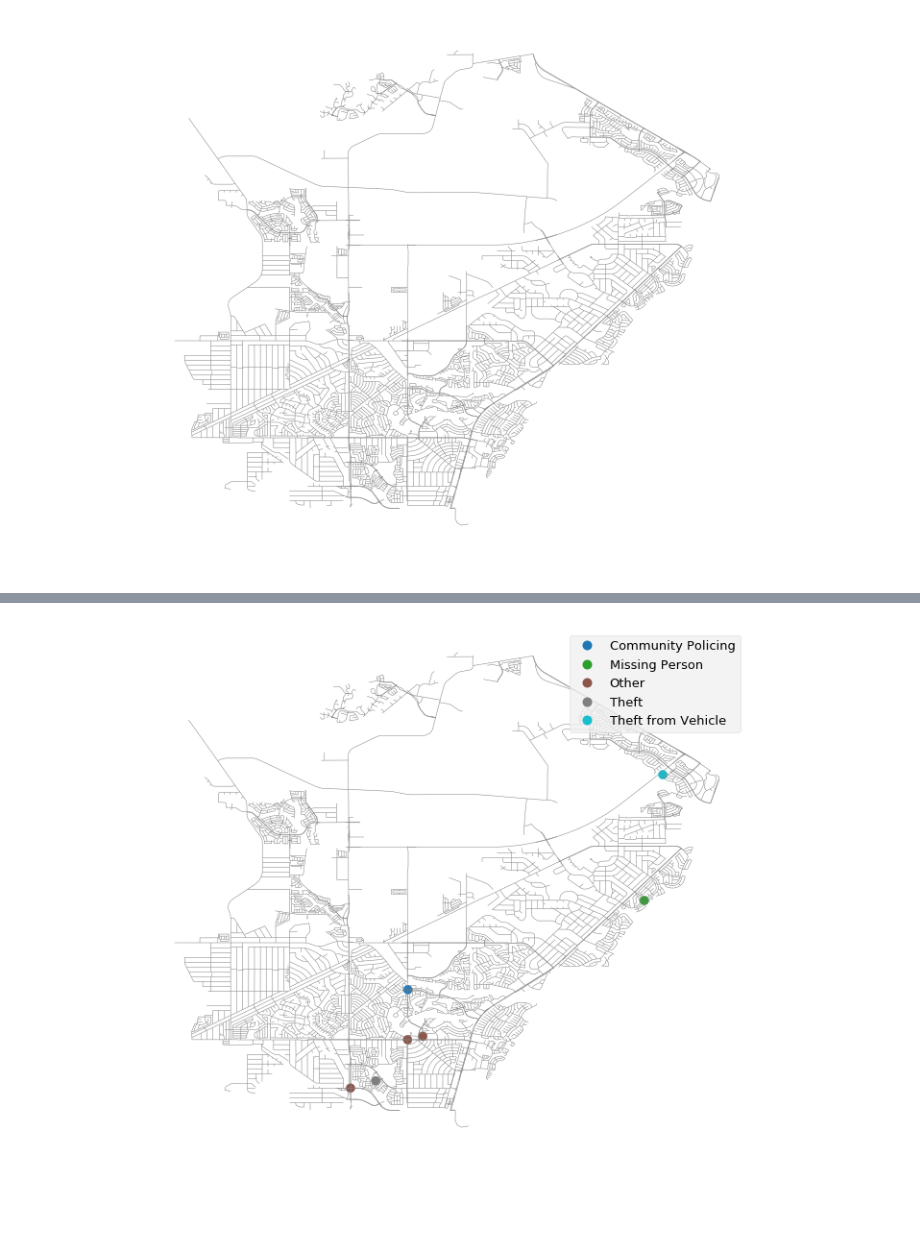
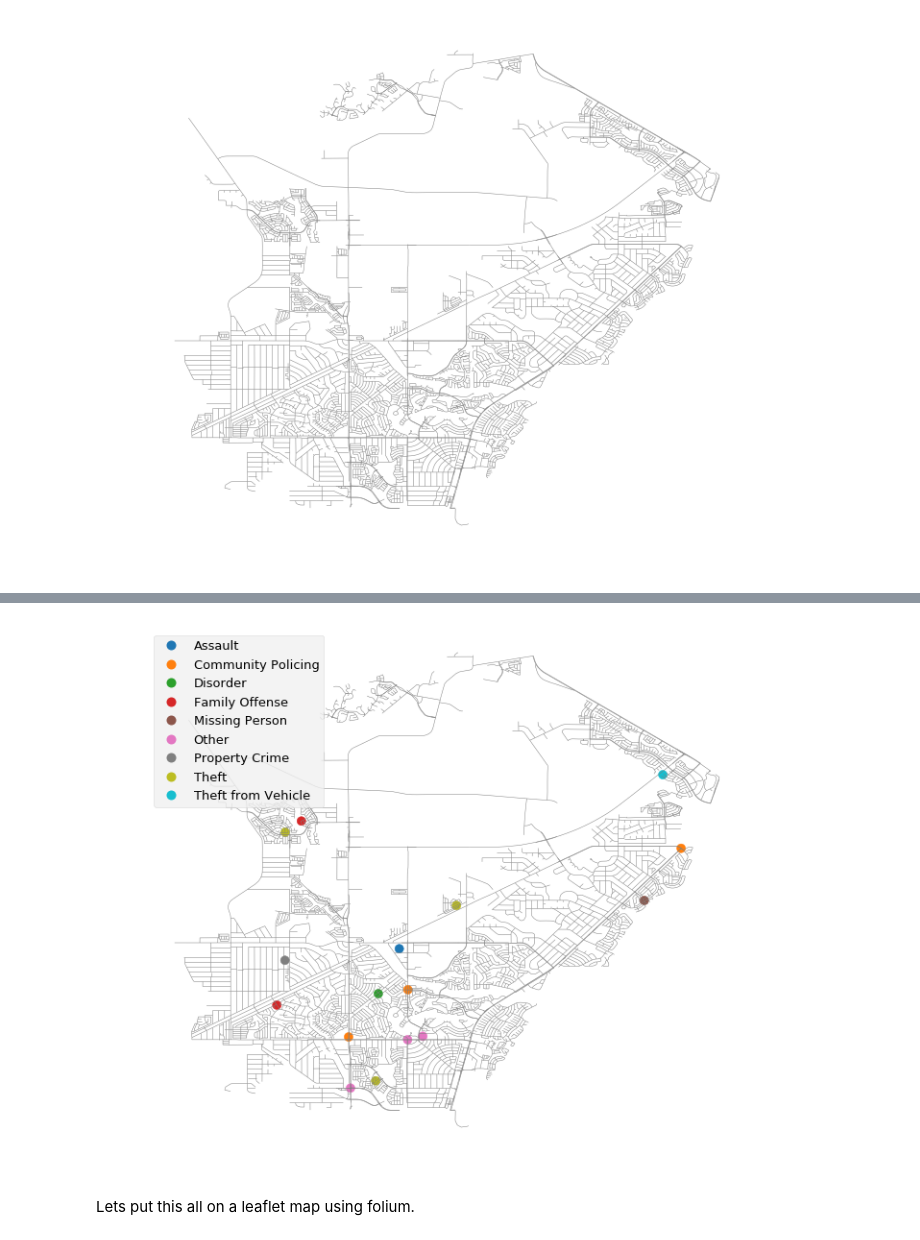
Before and after one commit to doolingdavid/geopandas-tutorial, a Jupyter notebook: riorancho.ipynb, the cells around one changed output, grey strips where cells are left out. Cells and saved outputs as stored; diff of their text form; code cells hidden in the pictures; blank space fills up the shorter version.

```diff
--- a/riorancho.ipynb
+++ b/riorancho.ipynb
@@ -86,8 +107,10 @@ ax.set_axis_off()
 # %%
 ax = streets.plot(linewidth=0.5, color='grey', figsize=(15,10))
 #stations.plot(ax=ax, markersize=20)
-rio.head(7).plot(ax=ax,column='parent_incident_type',
+rio.head(16).plot(ax=ax,column='parent_incident_type',
                  legend=True,figsize=(15,10))
 ax.set_axis_off()
 # %% [output]
-[figure, old version]
+[figure, new version]
+# %% [markdown]
+Lets put this all on a leaflet map using folium.
```
Also changed, not shown: parts of 4 cells of this notebook.
